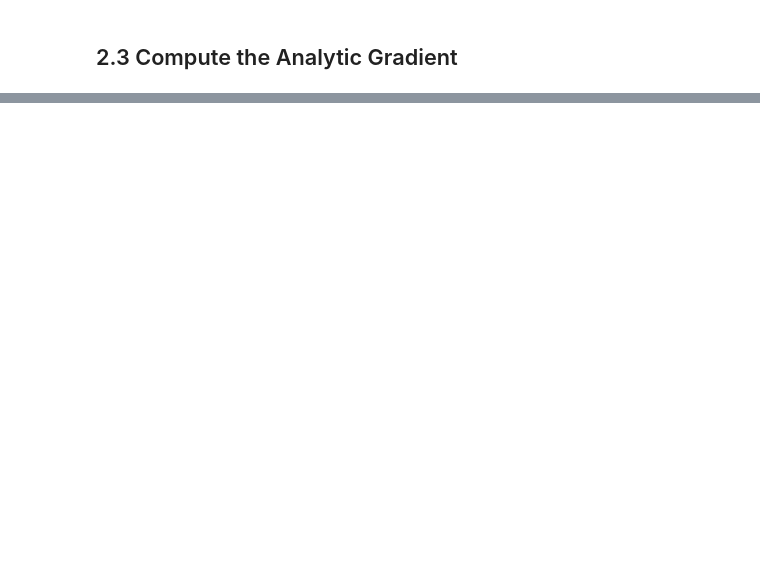
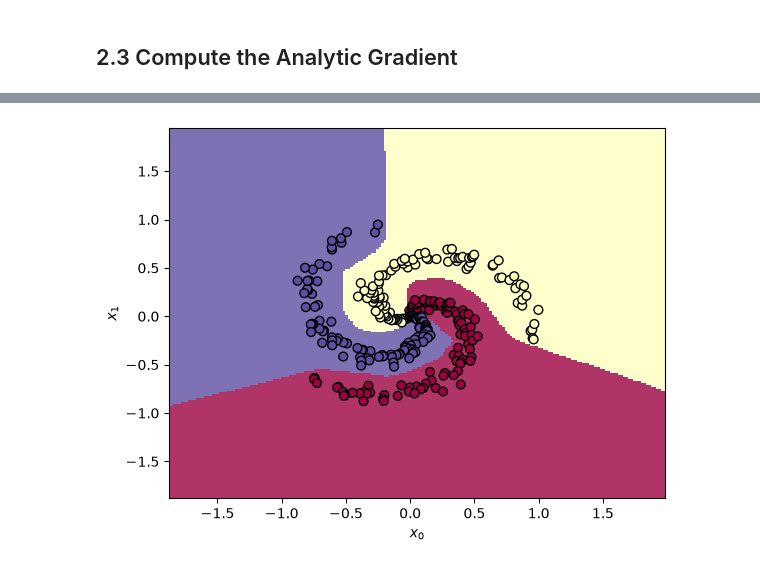
Before and after one commit to serafinebot/ai-research, a Jupyter notebook: cifar-10/spiral.ipynb, the cells around one changed output, grey strips where cells are left out. Saved outputs shown, nothing was run; the diff lists cells and outputs as text; code cells hidden in the pictures; blank space fills up the shorter version.

```diff
--- a/cifar-10/spiral.ipynb
+++ b/cifar-10/spiral.ipynb
@@ -174,0 +502,4 @@ $$
+# %%
+plot_separation(lambda x: np.maximum(0, x @ w1 + b1) @ w2 + b2)
+# %% [output]
+[figure, added]
```
Also changed, not shown: parts of 18 cells of this notebook.
